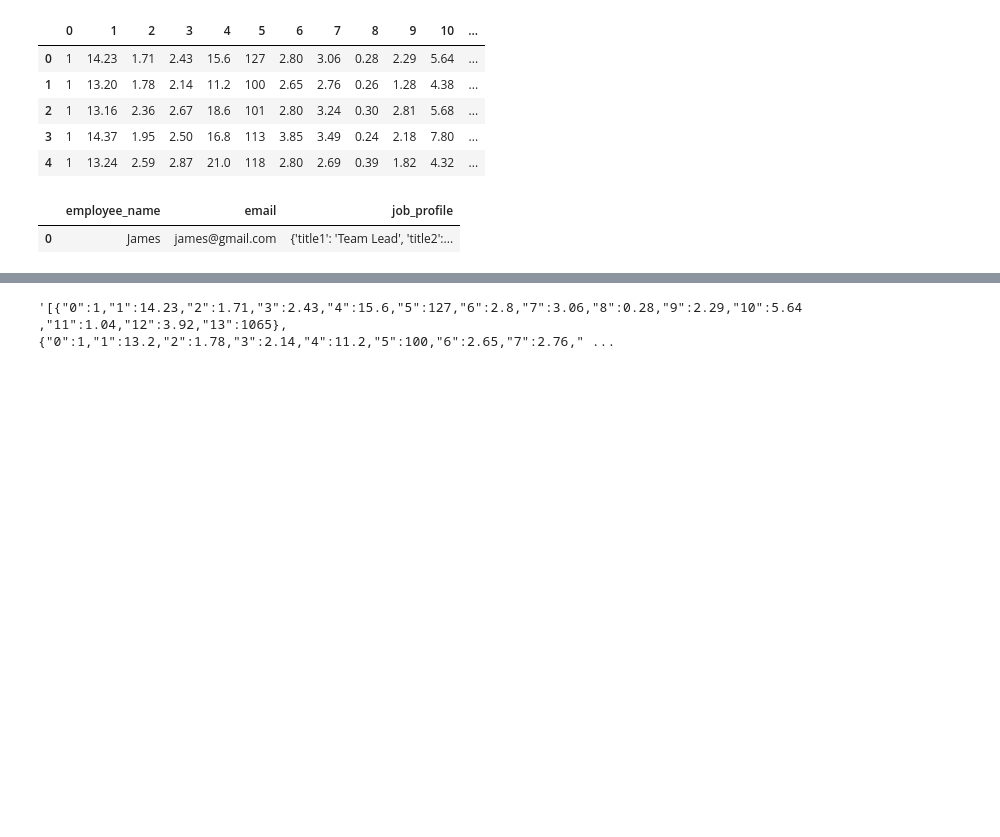
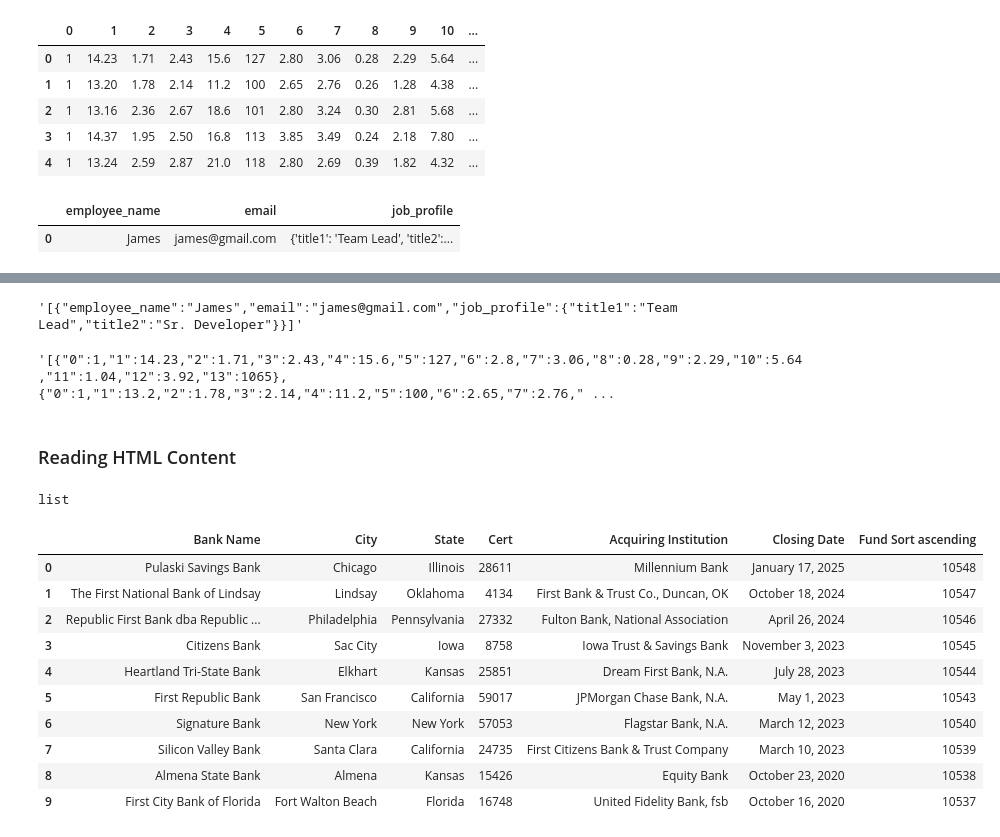
Before and after one commit to PrishaAggarwal/AI-ML, a Jupyter notebook: Python-6-7.ipynb, the cells around one changed output, grey strips where cells are left out. Cells and saved outputs as stored; diff of their text form; code cells hidden in the pictures; blank space fills up the shorter version.

```diff
--- a/Python-6-7.ipynb
+++ b/Python-6-7.ipynb
@@ -318,3 +320,10 @@ df1.to_json(orient='records')
+# %%
+df1.to_json(orient="records")
+# in csv each row is one record whereas in json each object(distionary) is a record
+#hence nnow the whole json record in created
+#it will be created record by record
+# %% [output]
+'[{"employee_name":"James","email":"james@gmail.com","job_profile":{"title1":"Team Lead","title2":"Sr. Developer"}}]'
 # %%
 #convert json to diff json formats
 df.to_json(orient="records")
@@ -322,2 +335,33 @@ df.to_json(orient="records")
 # %% [output]
 '[{"0":1,"1":14.23,"2":1.71,"3":2.43,"4":15.6,"5":127,"6":2.8,"7":3.06,"8":0.28,"9":2.29,"10":5.64,"11":1.04,"12":3.92,"13":1065},{"0":1,"1":13.2,"2":1.78,"3":2.14,"4":11.2,"5":100,"6":2.65,"7":2.76," ...
+# %% [markdown]
+### Reading HTML Content
+# %%
+#reading html content means reading the table from html and this is also web scrapping texhniques
+url='https://www.fdic.gov/bank/individual/failed/banklist.html'
+dfs=pd.read_html(url)
+#this function tries to find out how many fucntion are there in the website
+#in html there is table tag to make the table in html
+#that table tag is retrieved using read_html
+#as soon as it finds it then it will pick up all the available tables in the website
+#it returns a list of tables
+# %%
+type(dfs)
+# %% [output]
+list
+# %%
+dfs[0] #this is the first table that we saw
+#in the website there are pages as well but it doesnt care about the pages and picks up all the data of that table
+#whole dataset not shown since rest of the data is java script rendered
+# %% [output]
+|  | Bank Name | City | State | Cert | Acquiring Institution | Closing Date | Fund Sort ascending |
+| 0 | Pulaski Savings Bank | Chicago | Illinois | 28611 | Millennium Bank | January 17, 2025 | 10548 |
+| 1 | The First National Bank of Lindsay | Lindsay | Oklahoma | 4134 | First Bank & Trust Co., Duncan, OK | October 18, 2024 | 10547 |
+| 2 | Republic First Bank dba Republic ... | Philadelphia | Pennsylvania | 27332 | Fulton Bank, National Association | April 26, 2024 | 10546 |
+| 3 | Citizens Bank | Sac City | Iowa | 8758 | Iowa Trust & Savings Bank | November 3, 2023 | 10545 |
+| 4 | Heartland Tri-State Bank | Elkhart | Kansas | 25851 | Dream First Bank, N.A. | July 28, 2023 | 10544 |
+| 5 | First Republic Bank | San Francisco | California | 59017 | JPMorgan Chase Bank, N.A. | May 1, 2023 | 10543 |
+| 6 | Signature Bank | New York | New York | 57053 | Flagstar Bank, N.A. | March 12, 2023 | 10540 |
+| 7 | Silicon Valley Bank | Santa Clara | California | 24735 | First Citizens Bank & Trust Company | March 10, 2023 | 10539 |
+| 8 | Almena State Bank | Almena | Kansas | 15426 | Equity Bank | October 23, 2020 | 10538 |
+| 9 | First City Bank of Florida | Fort Walton Beach | Florida | 16748 | United Fidelity Bank, fsb | October 16, 2020 | 10537 |
```
Also changed, not shown: parts of 24 cells of this notebook, 6 other files.
